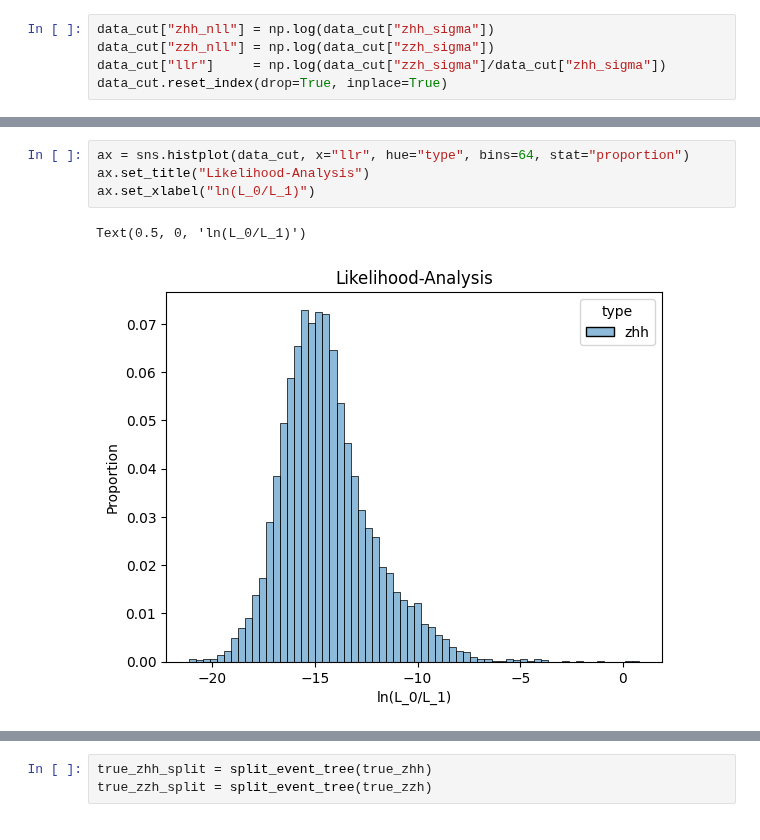
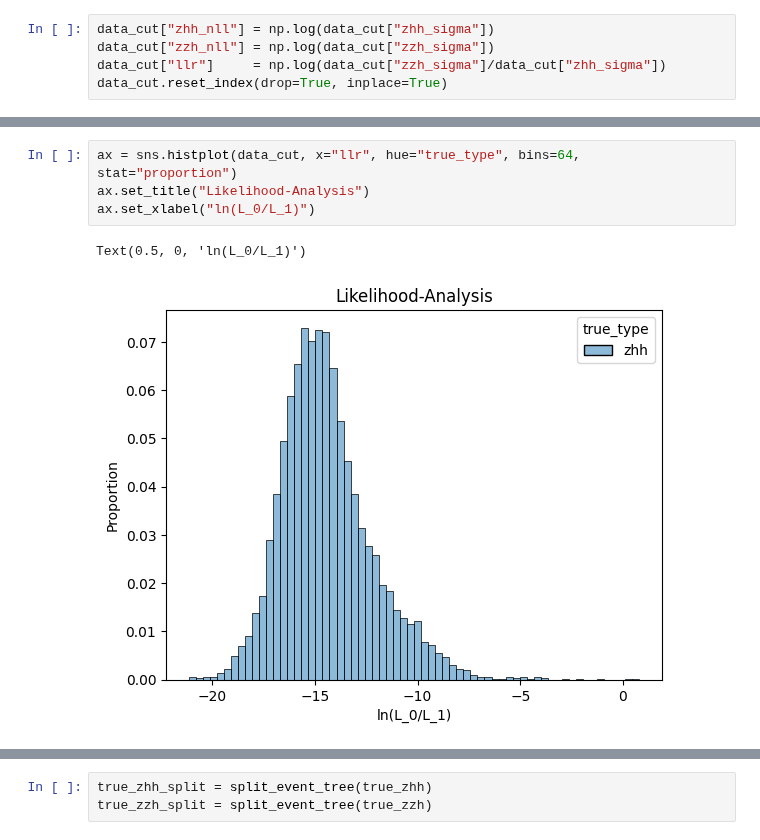
Before and after one commit to nVentis/MEM_HEP, a Jupyter notebook: view_v3.ipynb, the cells around one changed output, grey strips where cells are left out. Drawn from its saved outputs; the diff is of its cells as text.

```diff
--- a/view_v3.ipynb
+++ b/view_v3.ipynb
@@ -173,7 +167,7 @@ type_column(data_cut, column="type")
 # %%
-ax = sns.histplot(data_cut, x="llr", hue="type", bins=64, stat="proportion")
+ax = sns.histplot(data_cut, x="llr", hue="true_type", bins=64, stat="proportion")
 ax.set_title("Likelihood-Analysis")
 ax.set_xlabel("ln(L_0/L_1)")
 # %% [output]
 Text(0.5, 0, 'ln(L_0/L_1)')
-[figure, old version]
+[figure, new version]
```
Also changed, not shown: parts of 13 cells of this notebook.
